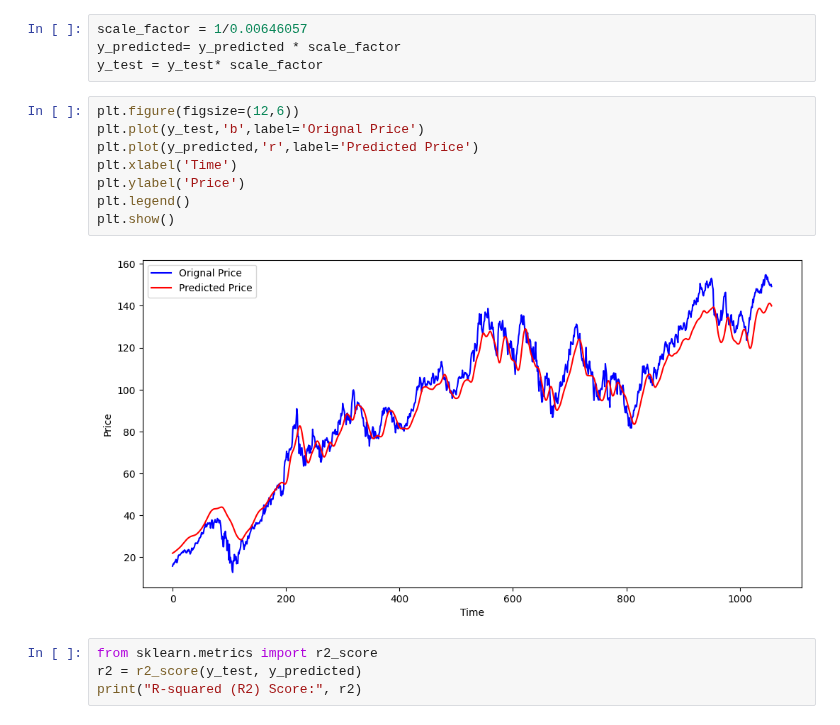
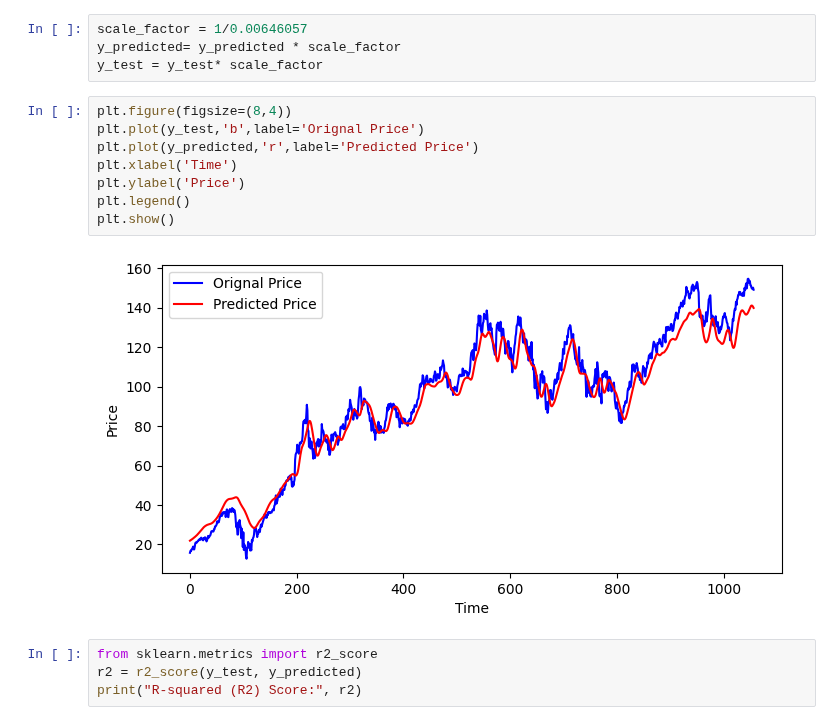
Before and after one commit to Sparsh865/Stock-Price-Predictor, a Jupyter notebook: LSTM Model.ipynb, the cells around one changed output. Drawn from its saved outputs; the diff is of its cells as text.

```diff
--- a/LSTM Model.ipynb
+++ b/LSTM Model.ipynb
@@ -320,15 +316,15 @@ scale_factor = 1/0.00646057
 y_predicted= y_predicted * scale_factor
 y_test = y_test* scale_factor
 # %%
-plt.figure(figsize=(12,6))
+plt.figure(figsize=(8,4))
 plt.plot(y_test,'b',label='Orignal Price')
 plt.plot(y_predicted,'r',label='Predicted Price')
 plt.xlabel('Time')
 plt.ylabel('Price')
 plt.legend()
 plt.show()
 # %% [output]
-[figure, old version]
+[figure, new version]
 # %%
 from sklearn.metrics import r2_score
 r2 = r2_score(y_test, y_predicted)
```
Also changed, not shown: parts of 4 cells of this notebook, 4 other files.
